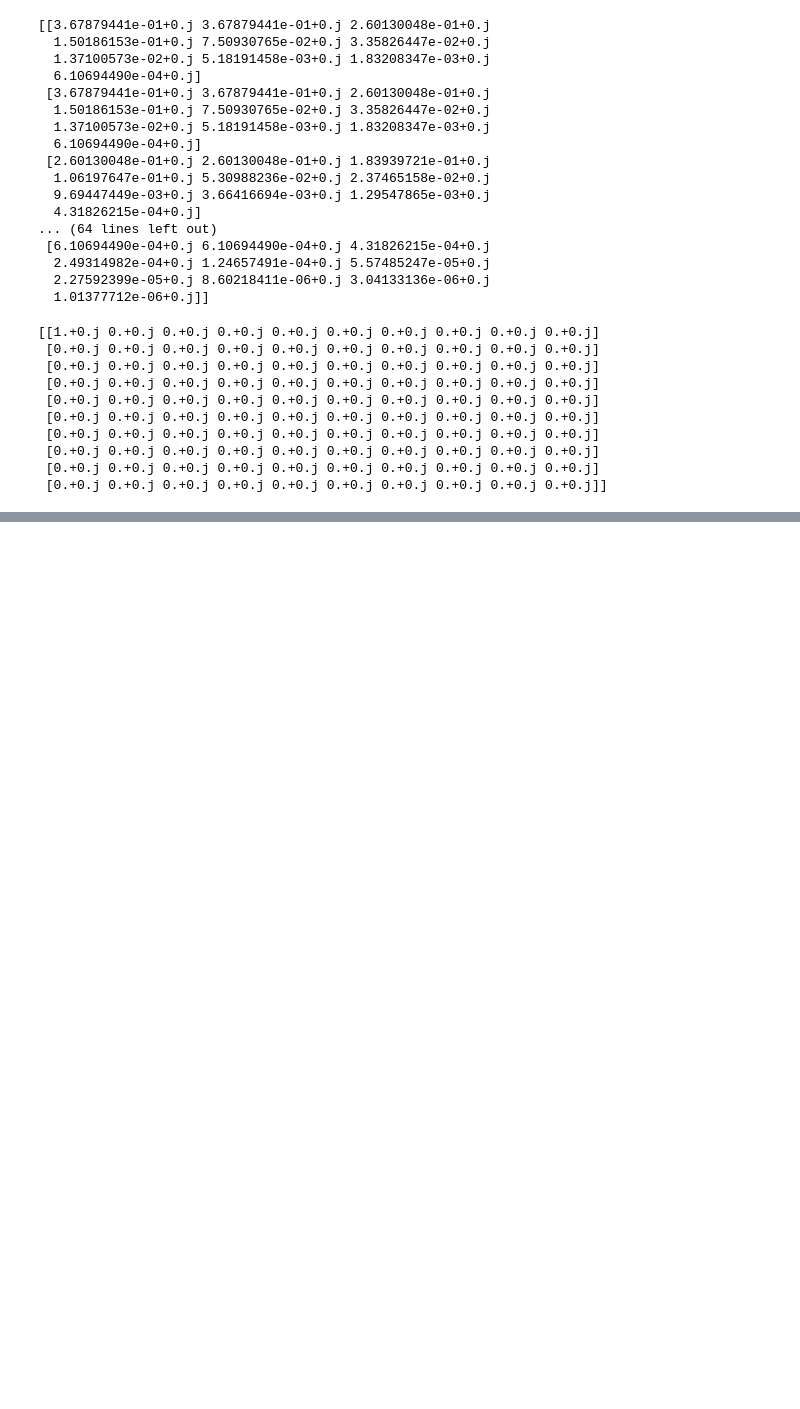
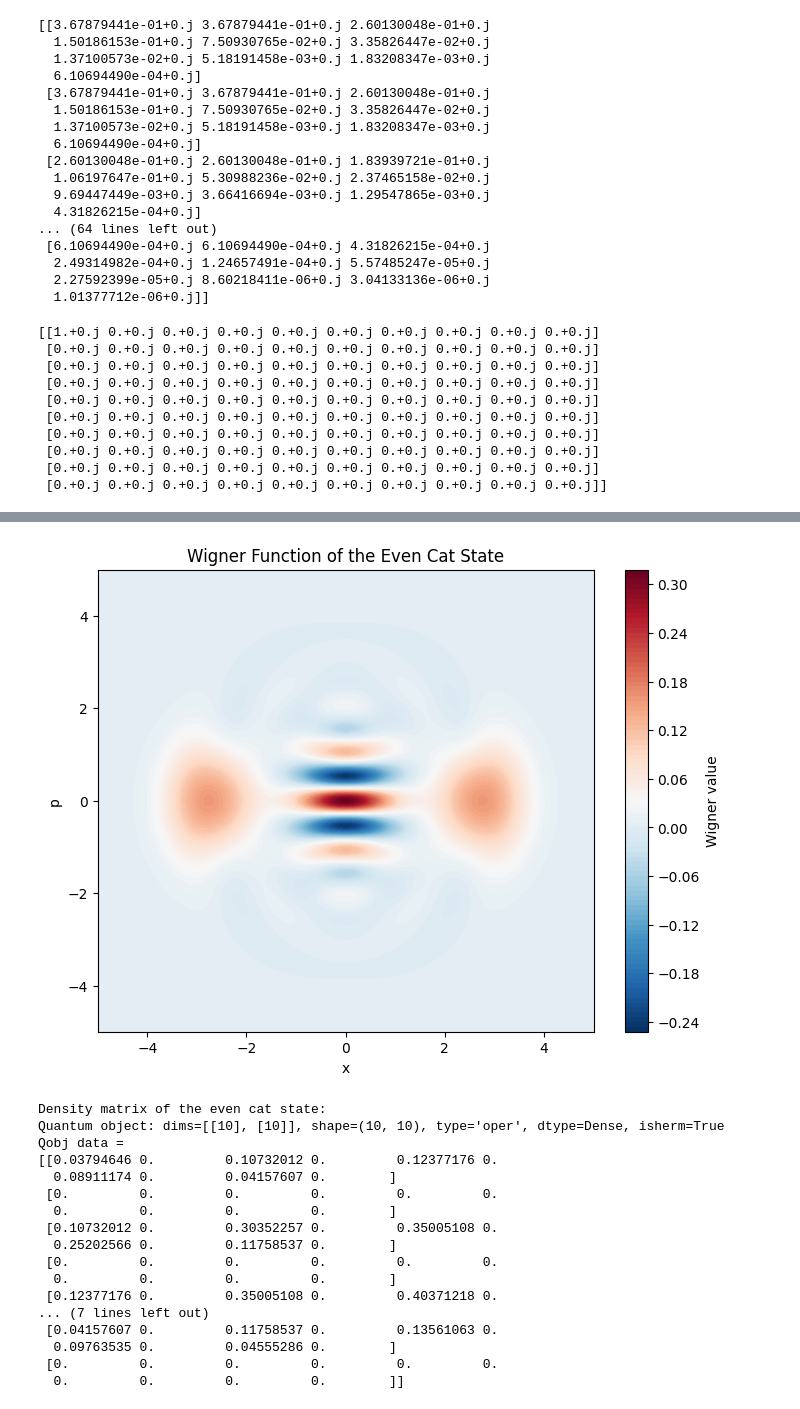
Before and after one commit to ivennm/Alice-Bob, a Jupyter notebook: something.ipynb, the cells around one changed output, grey strips where cells are left out. Drawn from its saved outputs; the diff is of its cells as text; code cells hidden in the pictures; blank space fills up the shorter version.

```diff
--- a/something.ipynb
+++ b/something.ipynb
@@ -384,2 +394,50 @@ AttributeError: 'numpy.ndarray' object has no attribute 'isket'
+# %%
+N = 10             # Hilbert space dimension (choose a value that accurately captures your state)
+alpha = 2.0        # Coherent amplitude; you can adjust this
+
+# ------------------------------
+# Constructing the Even Cat State
+# ------------------------------
+# Create coherent states |alpha> and |-alpha>
+coherent_state_plus  = qt.coherent(N, alpha)
+coherent_state_minus = qt.coherent(N, -alpha)
+
+# Construct the even cat state vector by adding the two coherent states.
+# The .unit() method normalizes the state automatically.
+psi_cat = (coherent_state_plus + coherent_state_minus).unit()
+
+# Compute the density matrix for the cat state.
+rho_cat = psi_cat * psi_cat.dag()
+
+# ------------------------------
+# (Optional) Compute and Plot the Wigner Function
+# ------------------------------
+# Define a phase-space grid.
+xvec = np.linspace(-5, 5, 200)
+
+# Compute the Wigner function of the cat state.
+wigner_data = qt.wigner(rho_cat, xvec, xvec)
+
+print("Density matrix of the even cat state:")
+print(rho_cat)
+# %% [output]
+[figure, added]
+Density matrix of the even cat state:
+Quantum object: dims=[[10], [10]], shape=(10, 10), type='oper', dtype=Dense, isherm=True
+Qobj data =
+[[0.03794646 0.         0.10732012 0.         0.12377176 0.
+  0.08911174 0.         0.04157607 0.        ]
+ [0.         0.         0.         0.         0.         0.
+  0.         0.         0.         0.        ]
+ [0.10732012 0.         0.30352257 0.         0.35005108 0.
+  0.25202566 0.         0.11758537 0.        ]
+ [0.         0.         0.         0.         0.         0.
+  0.         0.         0.         0.        ]
+ [0.12377176 0.         0.35005108 0.         0.40371218 0.
+... (7 lines left out)
+ [0.04157607 0.         0.11758537 0.         0.13561063 0.
+  0.09763535 0.         0.04555286 0.        ]
+ [0.         0.         0.         0.         0.         0.
+  0.         0.         0.         0.        ]]
 # %%
 N = 10
```
Also changed, not shown: parts of 8 cells of this notebook, 10 other files.
